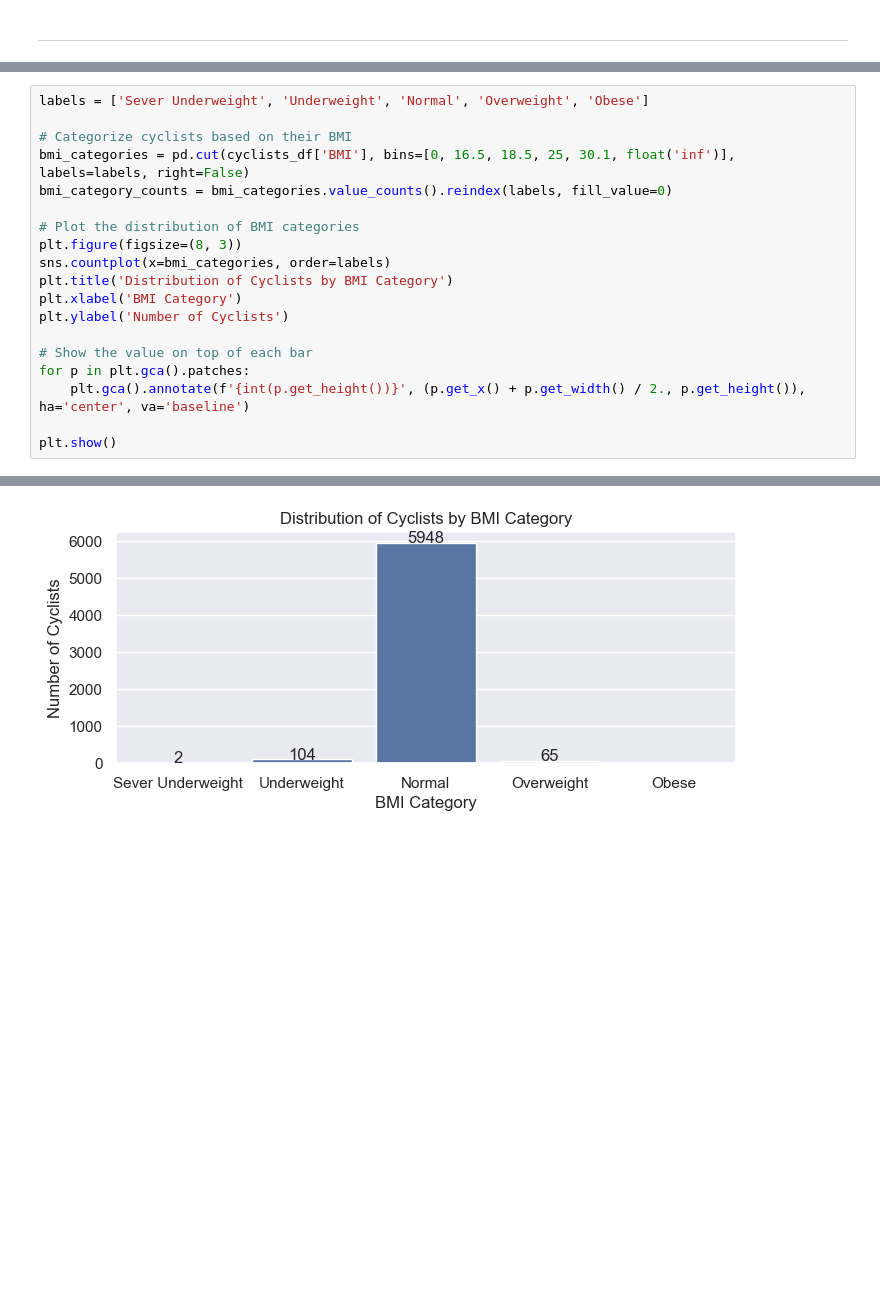
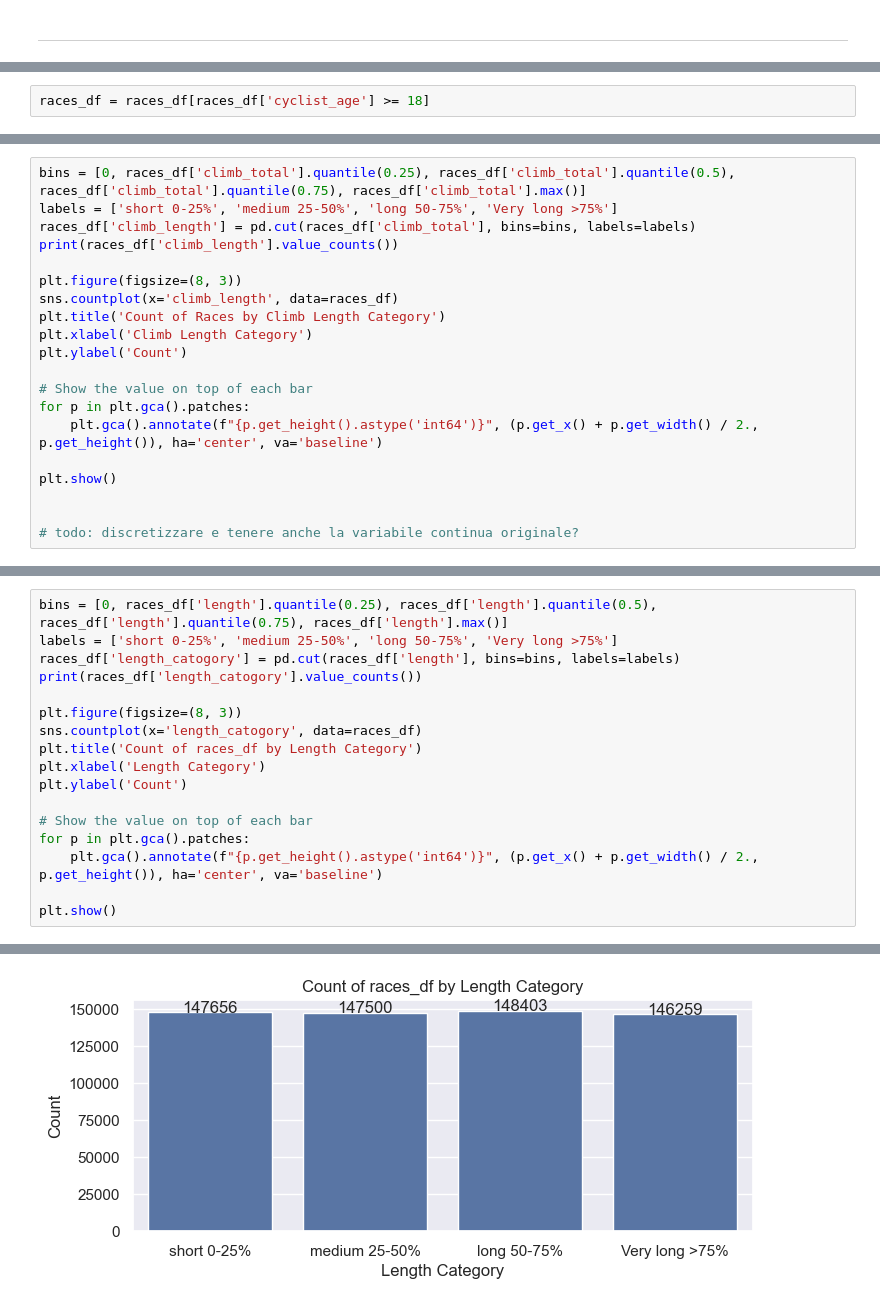
Before and after one commit to Emahhh/dm-project, a Jupyter notebook: MAIN.ipynb, the cells around one changed output, grey strips where cells are left out. Saved outputs shown, nothing was run; the diff lists cells and outputs as text; blank space fills up the shorter version.

```diff
--- a/MAIN.ipynb
+++ b/MAIN.ipynb
@@ -1210,0 +1408,2 @@ plt.show()
+# %%
+races_df = races_df[races_df['cyclist_age'] >= 18]
@@ -1210,0 +1485,20 @@ plt.show()
+# %%
+bins = [0, races_df['climb_total'].quantile(0.25), races_df['climb_total'].quantile(0.5), races_df['climb_total'].quantile(0.75), races_df['climb_total'].max()]
+labels = ['short 0-25%', 'medium 25-50%', 'long 50-75%', 'Very long >75%']
+races_df['climb_length'] = pd.cut(races_df['climb_total'], bins=bins, labels=labels)
+print(races_df['climb_length'].value_counts())
+
+plt.figure(figsize=(8, 3))
+sns.countplot(x='climb_length', data=races_df)
+plt.title('Count of Races by Climb Length Category')
+plt.xlabel('Climb Length Category')
+plt.ylabel('Count')
+
+# Show the value on top of each bar
+for p in plt.gca().patches:
+    plt.gca().annotate(f"{p.get_height().astype('int64')}", (p.get_x() + p.get_width() / 2., p.get_height()), ha='center', va='baseline')
+
+plt.show()
+
+
+# todo: discretizzare e tenere anche la variabile continua originale?
@@ -1211,20 +1517,18 @@ plt.show()
 # %%
-labels = ['Sever Underweight', 'Underweight', 'Normal', 'Overweight', 'Obese']
+bins = [0, races_df['length'].quantile(0.25), races_df['length'].quantile(0.5), races_df['length'].quantile(0.75), races_df['length'].max()]
+labels = ['short 0-25%', 'medium 25-50%', 'long 50-75%', 'Very long >75%']
+races_df['length_catogory'] = pd.cut(races_df['length'], bins=bins, labels=labels)
+print(races_df['length_catogory'].value_counts())
 
-# Categorize cyclists based on their BMI
-bmi_categories = pd.cut(cyclists_df['BMI'], bins=[0, 16.5, 18.5, 25, 30.1, float('inf')], labels=labels, right=False)
-bmi_category_counts = bmi_categories.value_counts().reindex(labels, fill_value=0)
-
-# Plot the distribution of BMI categories
 plt.figure(figsize=(8, 3))
-sns.countplot(x=bmi_categories, order=labels)
-plt.title('Distribution of Cyclists by BMI Category')
-plt.xlabel('BMI Category')
-plt.ylabel('Number of Cyclists')
+sns.countplot(x='length_catogory', data=races_df)
+plt.title('Count of races_df by Length Category')
+plt.xlabel('Length Category')
+plt.ylabel('Count')
 
 # Show the value on top of each bar
 for p in plt.gca().patches:
-    plt.gca().annotate(f'{int(p.get_height())}', (p.get_x() + p.get_width() / 2., p.get_height()), ha='center', va='baseline')
+    plt.gca().annotate(f"{p.get_height().astype('int64')}", (p.get_x() + p.get_width() / 2., p.get_height()), ha='center', va='baseline')
 
 plt.show()
 # %% [output]
@@ -1231 +1541 @@ plt.show()
-[figure, old version]
+[figure, new version]
```
Also changed, not shown: parts of 69 cells of this notebook, 1 other file.
